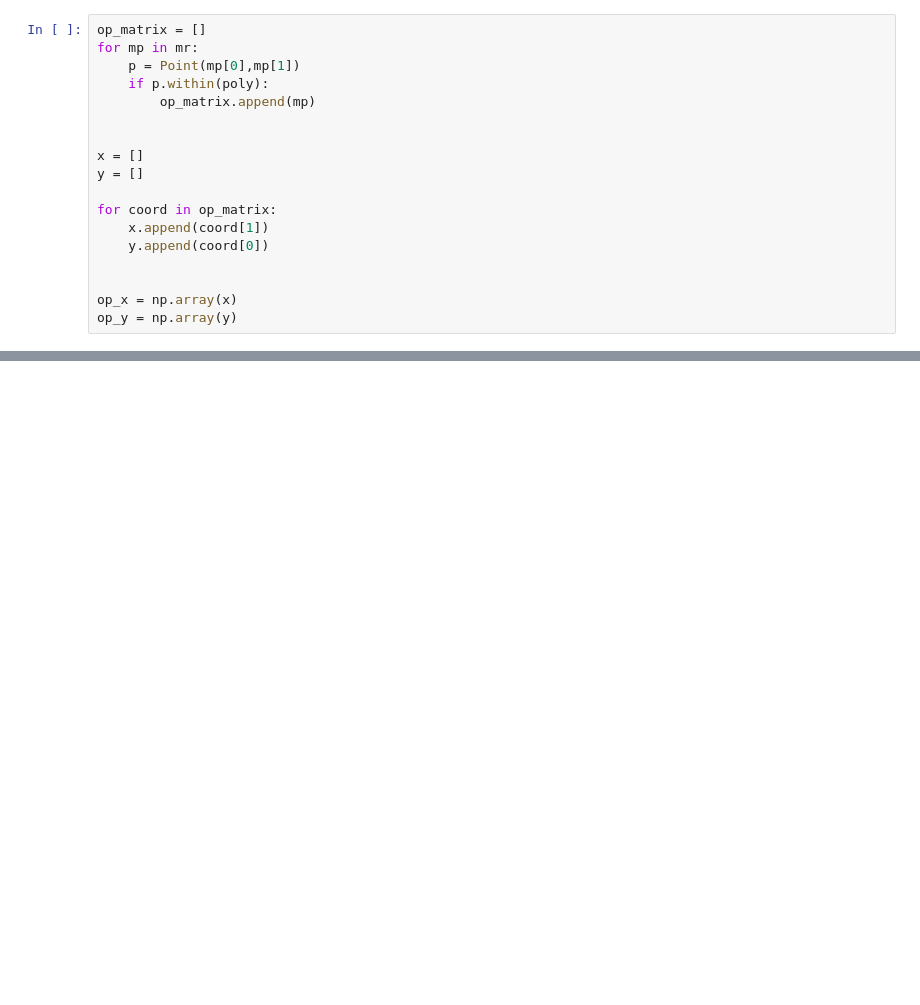
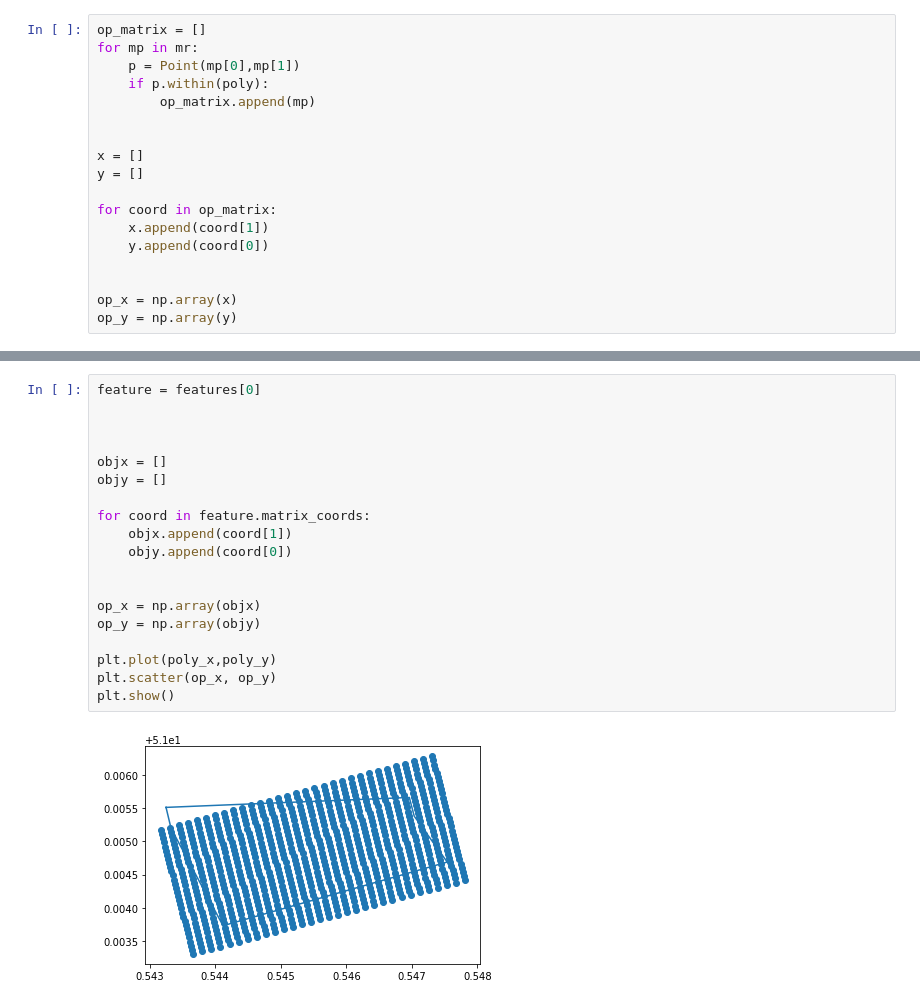
Before and after one commit to Wattersto08/GreenTouch_Viewer, a Jupyter notebook: sensor_point_calcs.ipynb, the cells around one changed output, grey strips where cells are left out. Cells and saved outputs as stored; diff of their text form; blank space fills up the shorter version.

```diff
--- a/sensor_point_calcs.ipynb
+++ b/sensor_point_calcs.ipynb
@@ -169,0 +234,21 @@ len(op_x)
+# %%
+feature = features[0]
+
+
+
+objx = []
+objy = []
+
+for coord in feature.matrix_coords:
+    objx.append(coord[1])
+    objy.append(coord[0])
+
+
+op_x = np.array(objx)
+op_y = np.array(objy)
+
+plt.plot(poly_x,poly_y)
+plt.scatter(op_x, op_y)
+plt.show()
+# %% [output]
+[figure, added]
```
Also changed, not shown: parts of 20 cells of this notebook, 5 other files.
